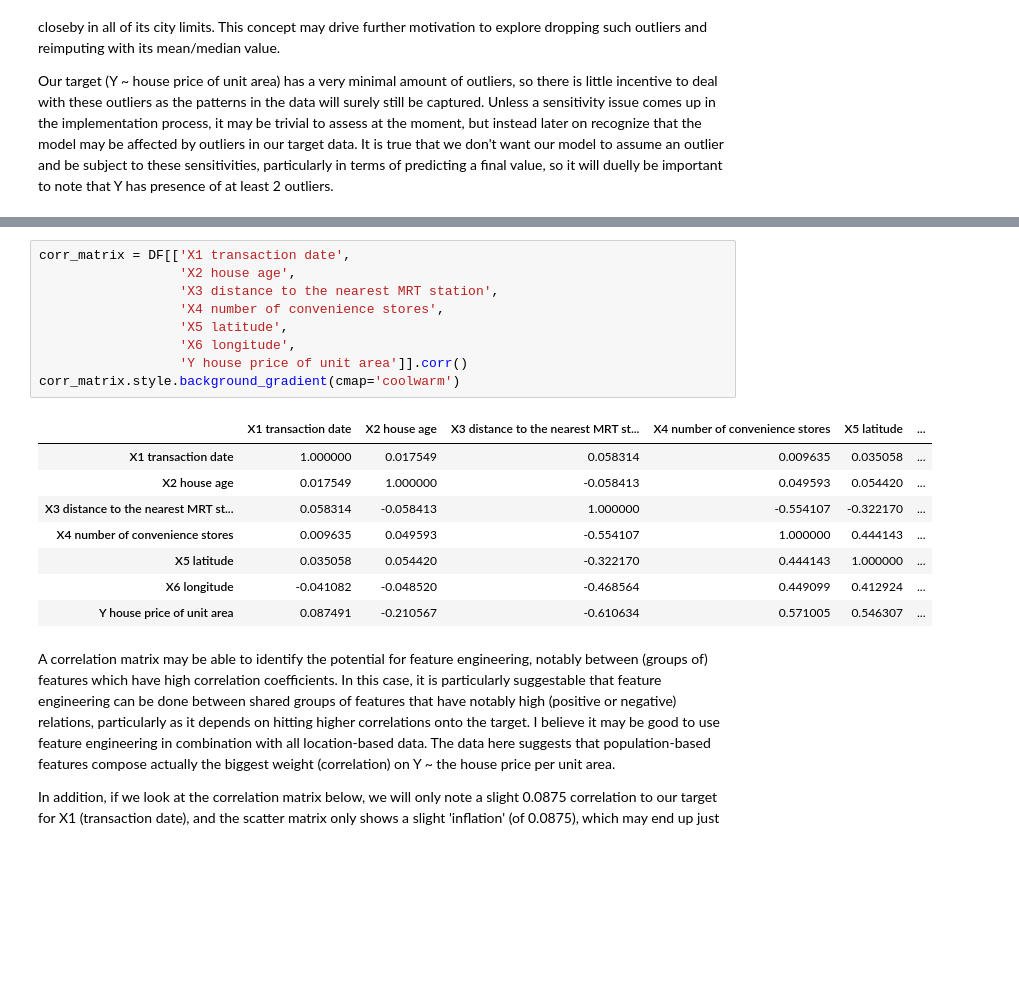
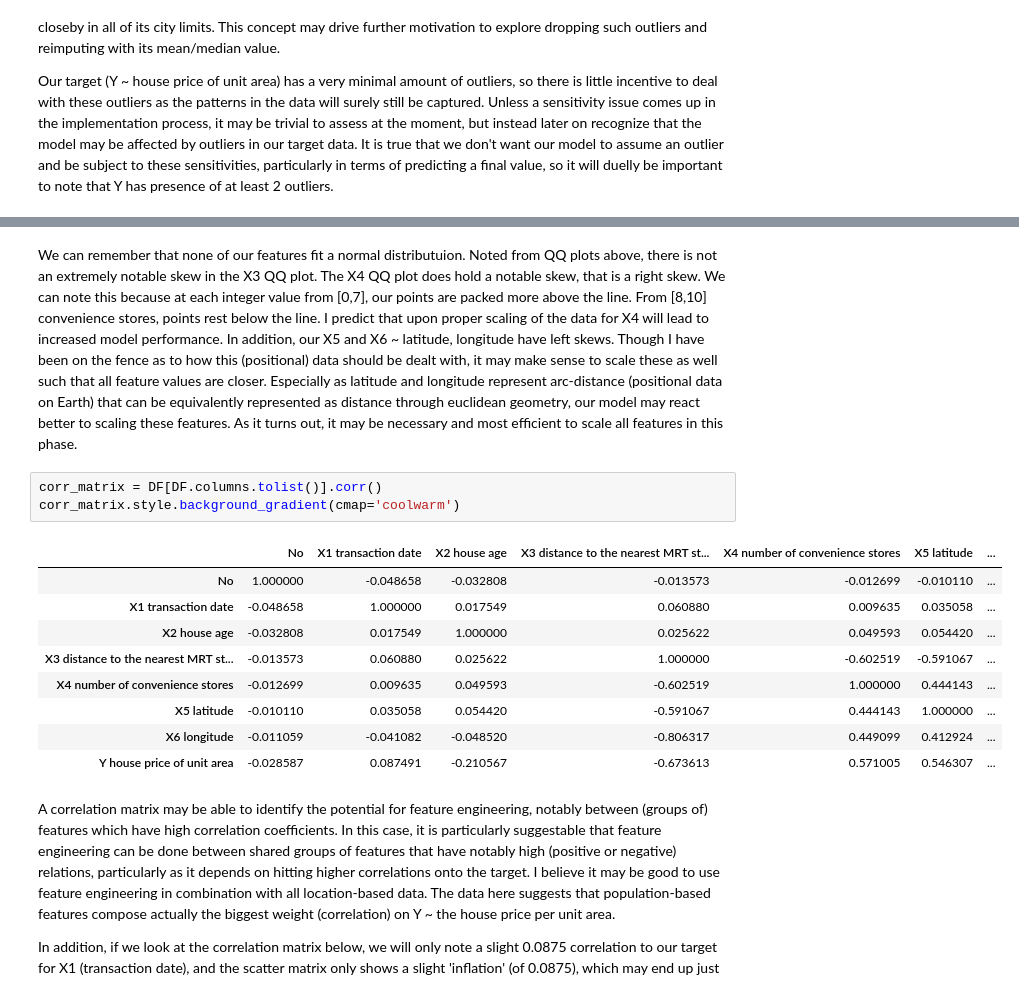
Before and after one commit to matthewpkearney/cs559_spring24_hw1, a Jupyter notebook: Homework1_mkearney.ipynb, the cells around one changed output, grey strips where cells are left out. Drawn from its saved outputs; the diff is of its cells as text; blank space fills up the shorter version.

```diff
--- a/Homework1_mkearney.ipynb
+++ b/Homework1_mkearney.ipynb
@@ -158,21 +173,18 @@ Our target (Y ~ house price of unit area) has a very minimal amount of outliers,
+# %% [markdown]
+We can remember that none of our features fit a normal distributuion. Noted from QQ plots above, there is not an extremely notable skew in the X3 QQ plot. The X4 QQ plot does hold a notable skew, that is a right skew. We can note this because at each integer value from [0,7], our points are packed more above the line. From [8,10] convenience stores, points rest below the line. I predict that upon proper scaling of the data for X4 will lead to increased model performance. In addition, our X5 and X6 ~ latitude, longitude have left skews. Though I have been on the fence as to how this (positional) data should be dealt with, it may make sense to scale these as well such that all feature values are closer. Especially as latitude and longitude represent arc-distance (positional data on Earth) that can be equivalently represented as distance through euclidean geometry, our model may react better to scaling these features.  As it turns out, it may be necessary and most efficient to scale all features in this phase.
 # %%
-corr_matrix = DF[['X1 transaction date',
-                  'X2 house age',
-                  'X3 distance to the nearest MRT station',
-                  'X4 number of convenience stores',
-                  'X5 latitude',
-                  'X6 longitude',
-                  'Y house price of unit area']].corr()
+corr_matrix = DF[DF.columns.tolist()].corr()
 corr_matrix.style.background_gradient(cmap='coolwarm')
 # %% [output]
-|  | X1 transaction date | X2 house age | X3 distance to the nearest MRT st... | X4 number of convenience stores | X5 latitude | ... |
-| X1 transaction date | 1.000000 | 0.017549 | 0.058314 | 0.009635 | 0.035058 | ... |
-| X2 house age | 0.017549 | 1.000000 | -0.058413 | 0.049593 | 0.054420 | ... |
-| X3 distance to the nearest MRT st... | 0.058314 | -0.058413 | 1.000000 | -0.554107 | -0.322170 | ... |
-| X4 number of convenience stores | 0.009635 | 0.049593 | -0.554107 | 1.000000 | 0.444143 | ... |
-| X5 latitude | 0.035058 | 0.054420 | -0.322170 | 0.444143 | 1.000000 | ... |
-| X6 longitude | -0.041082 | -0.048520 | -0.468564 | 0.449099 | 0.412924 | ... |
-| Y house price of unit area | 0.087491 | -0.210567 | -0.610634 | 0.571005 | 0.546307 | ... |
+|  | No | X1 transaction date | X2 house age | X3 distance to the nearest MRT st... | X4 number of convenience stores | X5 latitude | ... |
+| No | 1.000000 | -0.048658 | -0.032808 | -0.013573 | -0.012699 | -0.010110 | ... |
+| X1 transaction date | -0.048658 | 1.000000 | 0.017549 | 0.060880 | 0.009635 | 0.035058 | ... |
+| X2 house age | -0.032808 | 0.017549 | 1.000000 | 0.025622 | 0.049593 | 0.054420 | ... |
+| X3 distance to the nearest MRT st... | -0.013573 | 0.060880 | 0.025622 | 1.000000 | -0.602519 | -0.591067 | ... |
+| X4 number of convenience stores | -0.012699 | 0.009635 | 0.049593 | -0.602519 | 1.000000 | 0.444143 | ... |
+| X5 latitude | -0.010110 | 0.035058 | 0.054420 | -0.591067 | 0.444143 | 1.000000 | ... |
+| X6 longitude | -0.011059 | -0.041082 | -0.048520 | -0.806317 | 0.449099 | 0.412924 | ... |
+| Y house price of unit area | -0.028587 | 0.087491 | -0.210567 | -0.673613 | 0.571005 | 0.546307 | ... |
 # %% [markdown]
 A correlation matrix may be able to identify the potential for feature engineering, notably between (groups of) features which have high correlation coefficients. In this case, it is particularly suggestable that feature engineering can be done between shared groups of features that have notably high (positive or negative) relations, particularly as it depends on hitting higher correlations onto the target. I believe it may be good to use feature engineering in combination with all location-based data. The data here suggests that population-based features compose actually the biggest weight (correlation) on Y ~ the house price per unit area.
 
```
Also changed, not shown: parts of 34 cells of this notebook, 1 other file.
